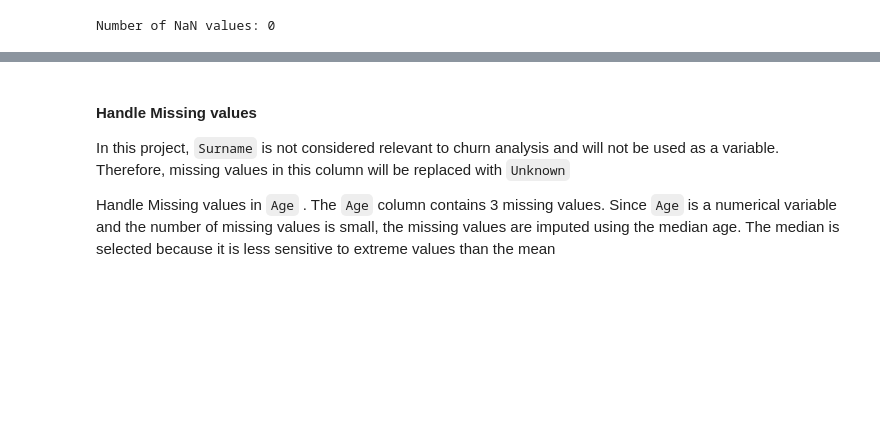
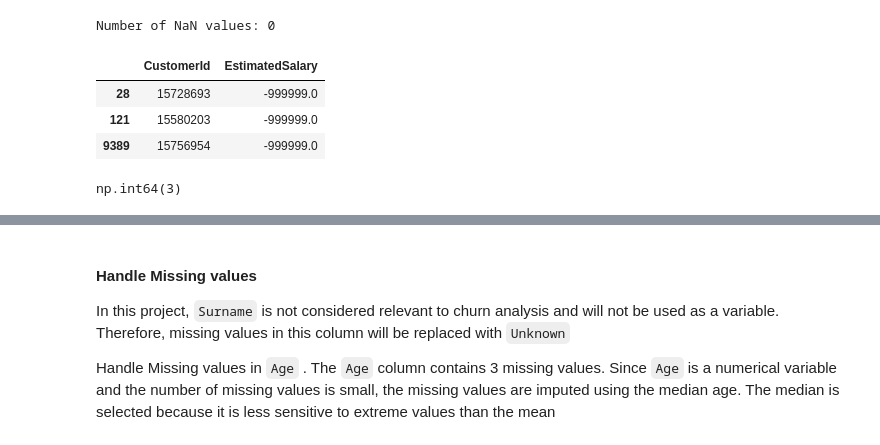
Before and after one commit to ppthanhtuyen-create/demo-git, a Jupyter notebook: data_understanding.ipynb, the cells around one changed output, grey strips where cells are left out. Cells and saved outputs as stored; diff of their text form; code cells hidden in the pictures; blank space fills up the shorter version.

```diff
--- a/data_understanding.ipynb
+++ b/data_understanding.ipynb
@@ -429,3 +429,23 @@ Data type of EstimatedSalary: Float64
 Rows with NaN values:
 |  | CustomerId | Surname | CreditScore | Geography | Gender | Age | Tenure | EstimatedSalary |
 Number of NaN values: 0
+# %%
+
+df_customer[df_customer["EstimatedSalary"] < 0][
+    ["CustomerId", "EstimatedSalary"]
+]
+# %% [output]
+|  | CustomerId | EstimatedSalary |
+| 28 | 15728693 | -999999.0 |
+| 121 | 15580203 | -999999.0 |
+| 9389 | 15756954 | -999999.0 |
+# %%
+import numpy as np
+df_customer["EstimatedSalary"] = df_customer["EstimatedSalary"].replace(
+    -999999,
+    np.nan
+)
+
+df_customer["EstimatedSalary"].isna().sum()
+# %% [output]
+np.int64(3)
```
Also changed, not shown: parts of 8 cells of this notebook, 1 other file.
